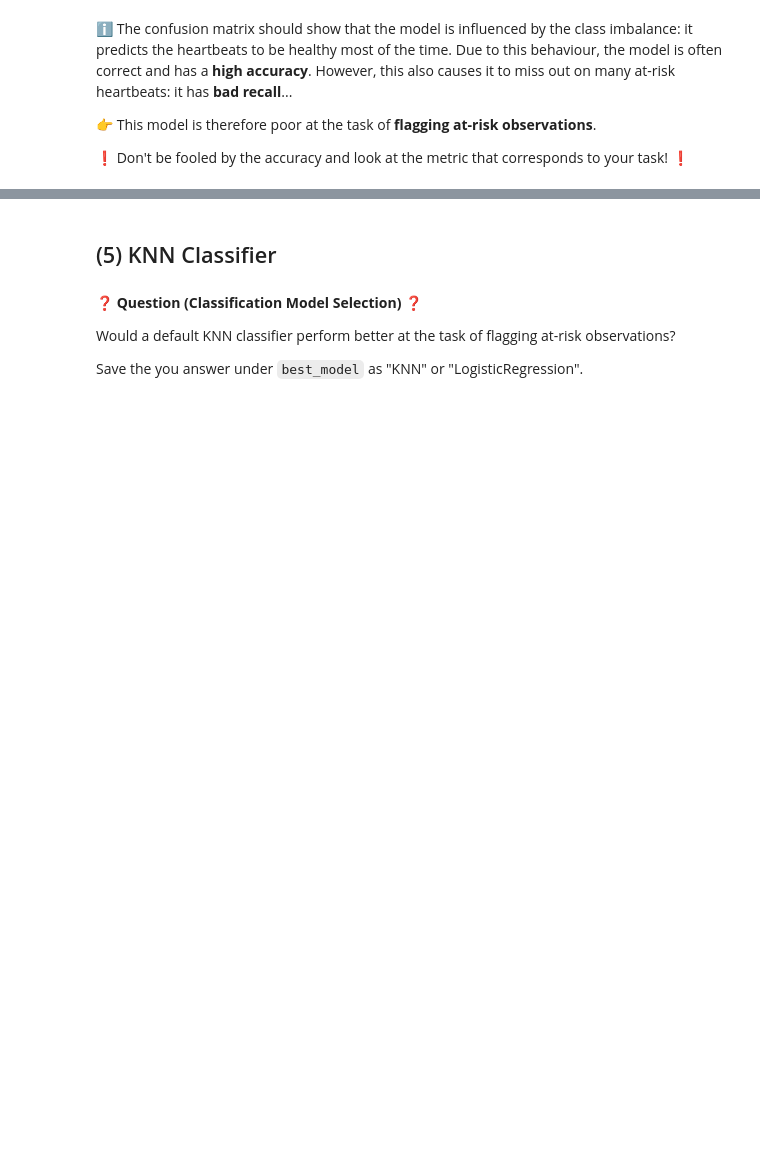
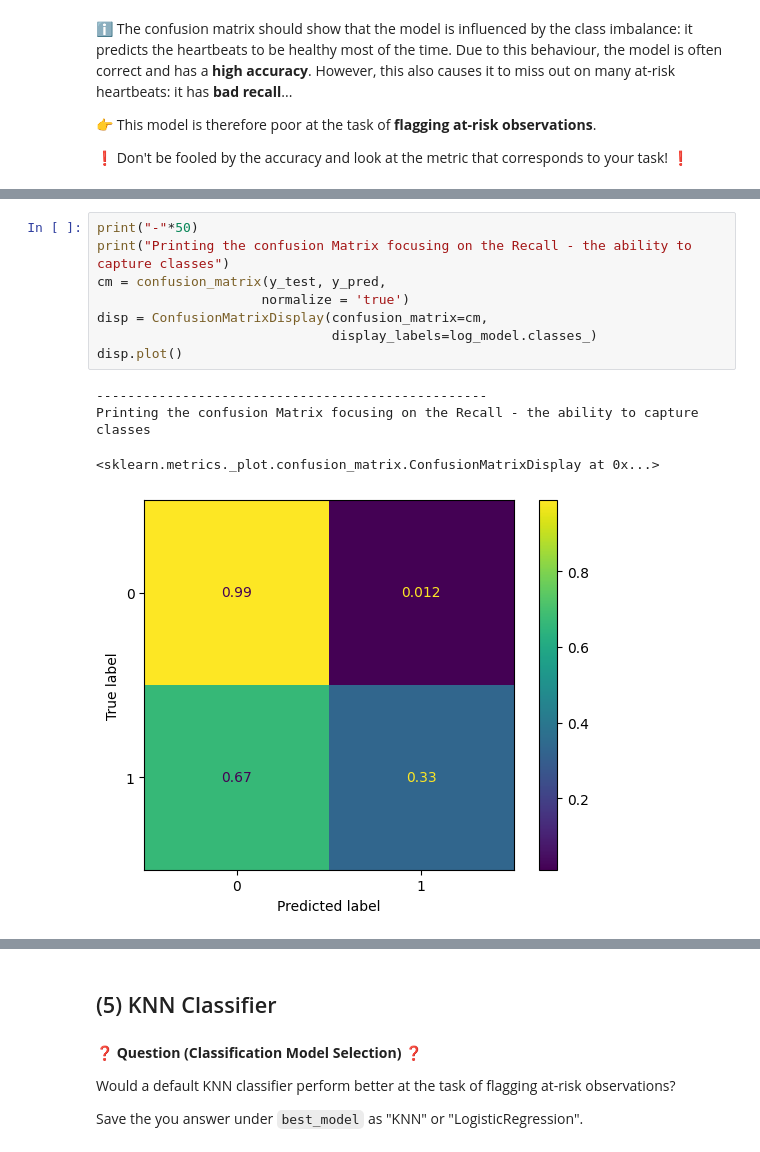
Before and after one commit to ParissaPeimaniyfard/data-electrocardiograms, a Jupyter notebook: Electrocardiograms.ipynb, the cells around one changed output, grey strips where cells are left out. Saved outputs shown, nothing was run; the diff lists cells and outputs as text; blank space fills up the shorter version.

```diff
--- a/Electrocardiograms.ipynb
+++ b/Electrocardiograms.ipynb
@@ -208,0 +254,13 @@ f1_score_log= 0.44
+# %%
+print("-"*50)
+print("Printing the confusion Matrix focusing on the Recall - the ability to capture classes")
+cm = confusion_matrix(y_test, y_pred,
+                     normalize = 'true')
+disp = ConfusionMatrixDisplay(confusion_matrix=cm,
+                              display_labels=log_model.classes_)
+disp.plot()
+# %% [output]
+--------------------------------------------------
+Printing the confusion Matrix focusing on the Recall - the ability to capture classes
+<sklearn.metrics._plot.confusion_matrix.ConfusionMatrixDisplay at 0x...>
+[figure, added]
```
Also changed, not shown: parts of 46 cells of this notebook, 1 other file.
